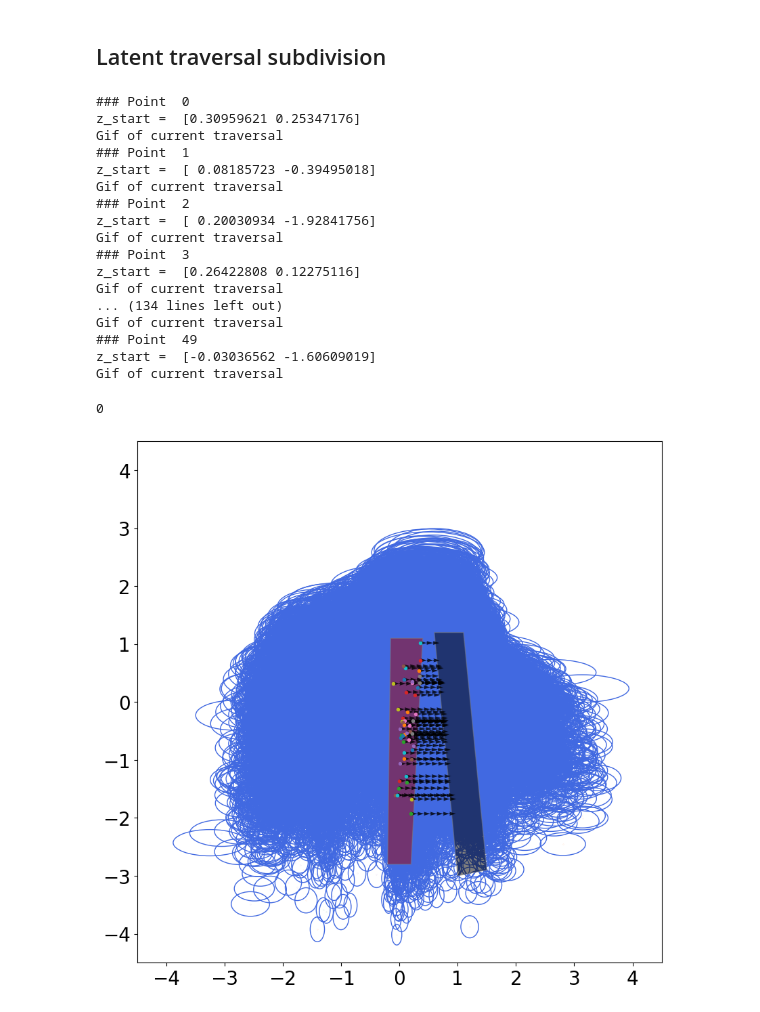
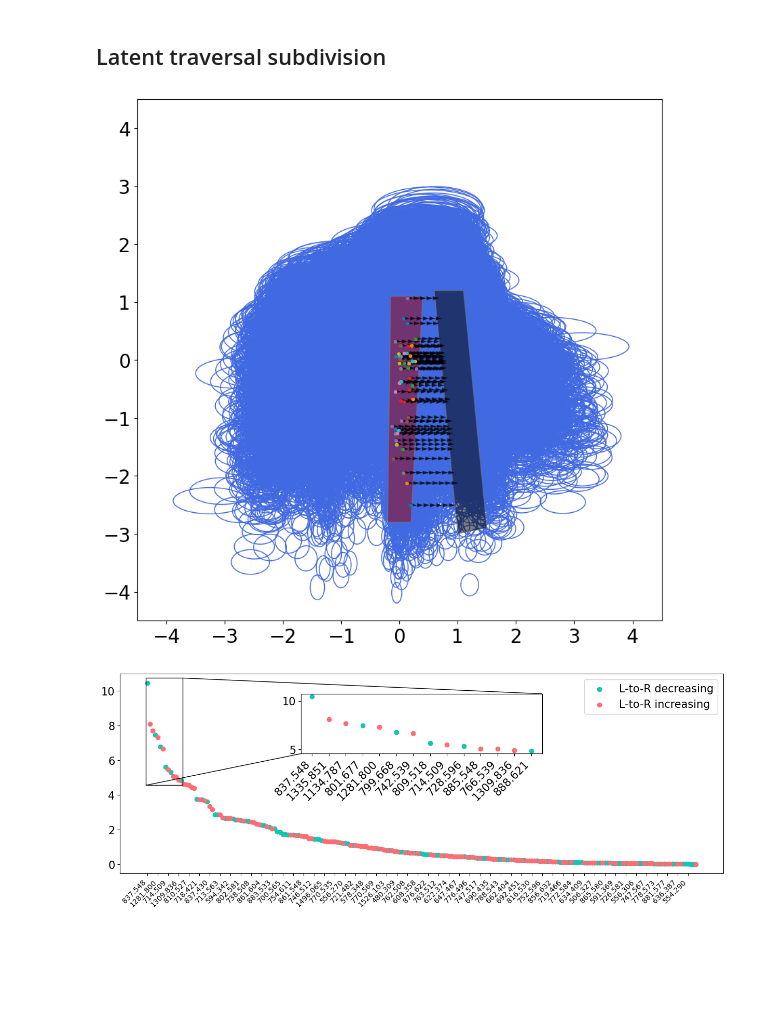
Before and after one commit to vandeplaslab/sisal, a Jupyter notebook: experiments/kidney_data/kidney_data.ipynb, the cells around one changed output. Saved outputs shown, nothing was run; the diff lists cells and outputs as text; code cells hidden in the pictures; blank space fills up the shorter version.

Commit message:
adding the traversal

```diff
--- a/experiments/kidney_data/kidney_data.ipynb
+++ b/experiments/kidney_data/kidney_data.ipynb
@@ -14,7 +14,8 @@ import torch
 import matplotlib.pyplot as plt
 # %%
 data_dir = Path(r"../../data/VAN0046-LK-3-45-IMS_lipids_neg_roi=#1_mz=fix")
-centroids, mask, mask_to_name, pixel_index = load(data_dir)
+centroids, mask, mask_to_name, pixel_index,mzs = load(data_dir)
+
 print('centroids = ',centroids.shape)
 print('mask : ', mask.shape)
 print('unique mask : ', np.unique(mask))
@@ -134,26 +133,8 @@ Text(0.5, -0.5, 'New Generated Masks')
 # %% [markdown]
 ## Latent traversal subdivision
 # %%
-p.latent_traversal_legs(mask_to_name,pol_limits[0],pol_limits[1])
-
-#p.variance_latent_traversal()
+all_points = p.latent_traversal_legs(mask_to_name,pol_limits[0],pol_limits[1])
+p.variance_latent_traversal(all_points, mzs,d=centroids.shape[1])
 # %% [output]
-### Point  0
-z_start =  [0.30959621 0.25347176]
-Gif of current traversal
-### Point  1
-z_start =  [ 0.08185723 -0.39495018]
-Gif of current traversal
-### Point  2
-z_start =  [ 0.20030934 -1.92841756]
-Gif of current traversal
-### Point  3
-z_start =  [0.26422808 0.12275116]
-Gif of current traversal
-... (134 lines left out)
-Gif of current traversal
-### Point  49
-z_start =  [-0.03036562 -1.60609019]
-Gif of current traversal
-0
-[figure, old version]
+[figure, new version]
+[figure, added]
```
Also changed, not shown: parts of 1 cell of this notebook, 2 other files.
